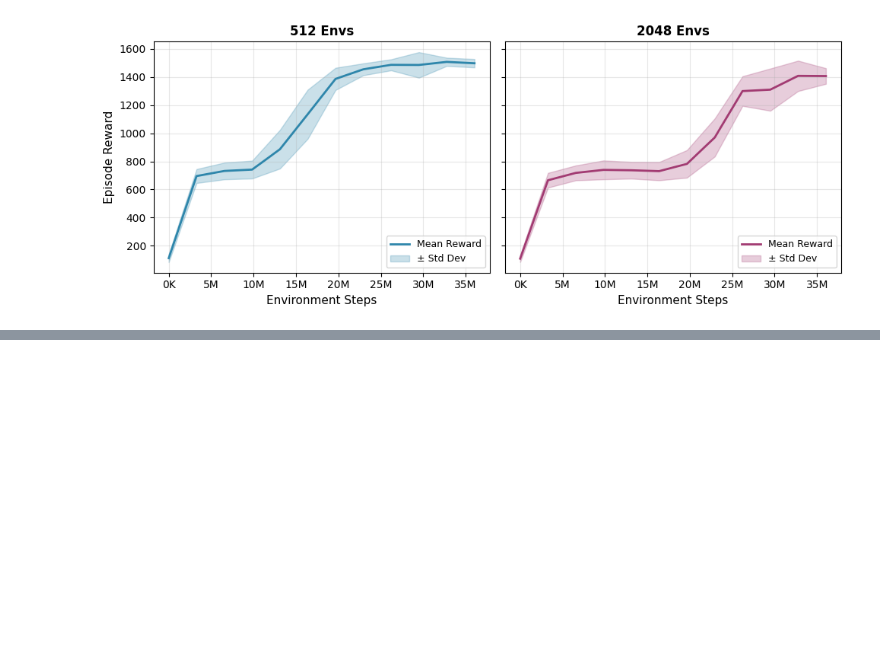
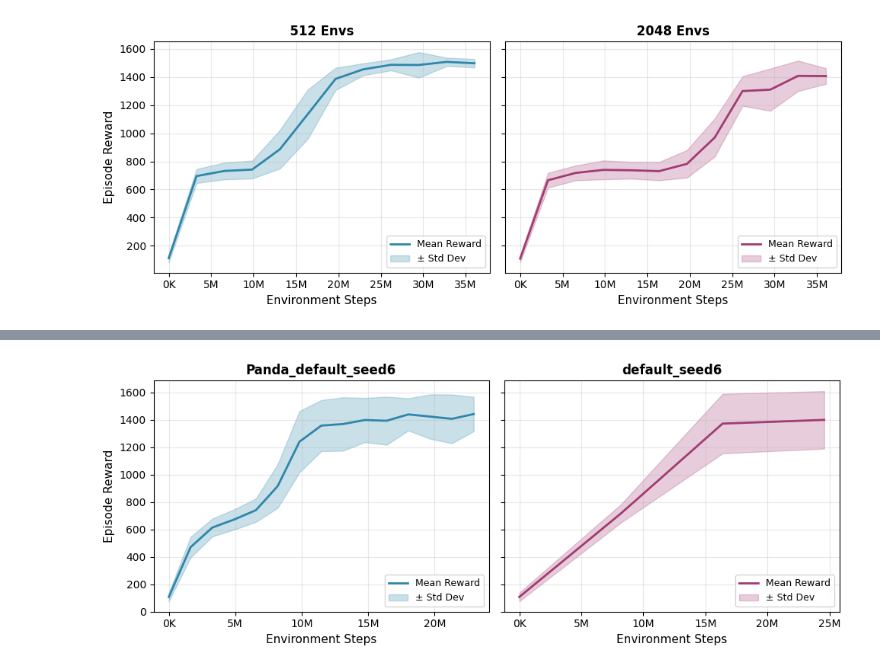
Before and after one commit to weissma6/my_mujoco_playground, a Jupyter notebook: evaluation/Show_Graphs.ipynb, the cells around one changed output, grey strips where cells are left out. Cells and saved outputs as stored; diff of their text form; code cells hidden in the pictures; blank space fills up the shorter version.

Commit message:
Show graphs works also for the Panda examples

```diff
--- a/evaluation/Show_Graphs.ipynb
+++ b/evaluation/Show_Graphs.ipynb
@@ -103,3 +104,14 @@ plt.savefig("reward_comparison.png", bbox_inches="tight", dpi=300)
 plt.show()
 # %% [output]
 [figure]
+# %%
+import wandb
+
+api = wandb.Api()
+
+# List all runs in your project
+runs = api.runs("weissma6-zhaw-school-of-engineering/panda_pick_ppo")
+
+print("Available runs:")
+for run in runs:
+    print(f"  ID: {run.id}  |  Name: {run.name}  |  State: {run.state}")
@@ -105,0 +136,64 @@ plt.show()
+# %%
+import wandb
+import pandas as pd
+import matplotlib.pyplot as plt
+import numpy as np
+
+# --- Fetch data from W&B ---
+api = wandb.Api()
+user = "weissma6-zhaw-school-of-engineering"
+project = "panda_pick_ppo"
+runs = {
+    "Panda_default_seed6": "2hcb0tlw",
+    "default_seed6": "umm9hky6",
+}
+
+data = {}
+for label, run_id in runs.items():
+    run = api.run(f"{user}/{project}/{run_id}")
+    history = run.history(keys=["eval/episode_reward", "eval/episode_reward_std"])
+    history = history.dropna()  # Remove NaN rows
+    data[label] = history
+
+# --- Plot ---
+fig, axes = plt.subplots(1, len(runs), figsize=(5 * len(runs), 4), sharey=True)
+
+# Color palette (adjust as needed)
+colors = ["#2E86AB", "#A23B72", "#F18F01", "#C73E1D"]
+
+for ax, (label, df), color in zip(axes, data.items(), colors):
+    steps = df["_step"] if "_step" in df.columns else df.index
+    mean = df["eval/episode_reward"]
+    std = df["eval/episode_reward_std"]
+
+    # Plot mean line
+    ax.plot(steps, mean, color=color, linewidth=2, label="Mean Reward")
+
+    # Plot std band
+    ax.fill_between(
+        steps,
+        mean - std,
+        mean + std,
+        color=color,
+        alpha=0.25,
+        label="± Std Dev"
+    )
+
+    ax.set_xlabel("Environment Steps", fontsize=11)
+    ax.set_title(label, fontsize=12, fontweight="bold")
+    ax.grid(True, alpha=0.3)
+    ax.legend(loc="lower right", fontsize=9)
+
+    # Format x-axis with millions
+    ax.xaxis.set_major_formatter(
+        plt.FuncFormatter(lambda x, _: f"{x/1e6:.0f}M" if x >= 1e6 else f"{x/1e3:.0f}K")
+    )
+
+axes[0].set_ylabel("Episode Reward", fontsize=11)
+
+plt.tight_layout()
+plt.savefig("reward_comparison.pdf", bbox_inches="tight", dpi=300)
+plt.savefig("reward_comparison.png", bbox_inches="tight", dpi=300)
+plt.show()
+# %% [output]
+[figure, added]
```
Also changed, not shown: parts of 2 cells of this notebook, 2 other files.
